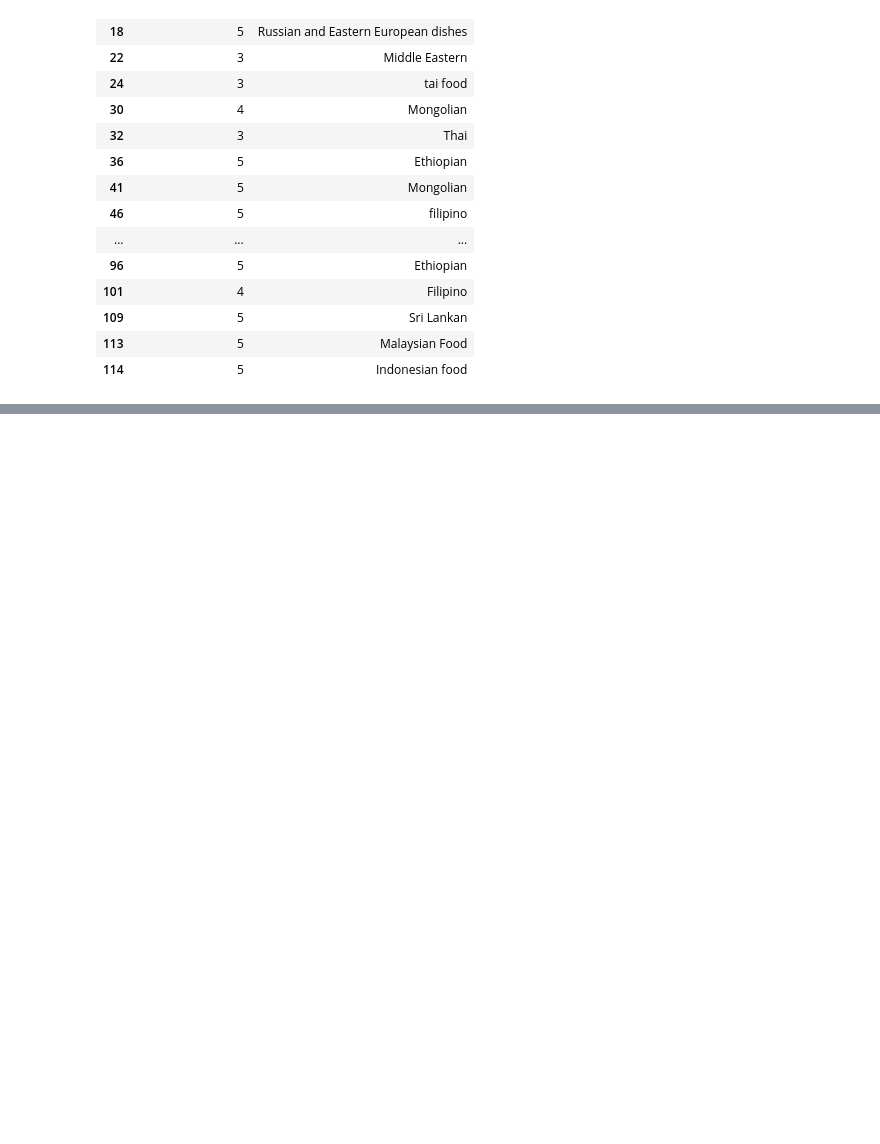
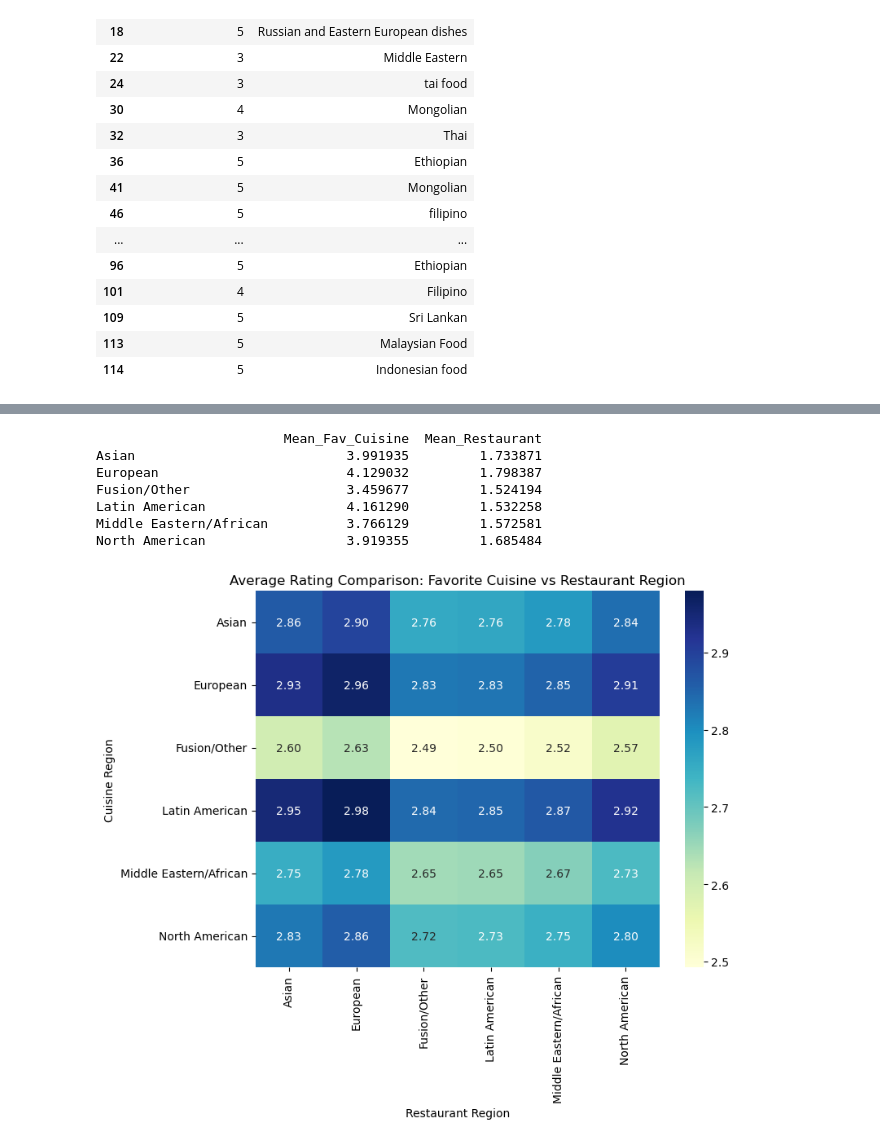
Before and after one commit to LydiaNiu/cs105_t7_miniproj, a Jupyter notebook: T7_mini_proj.ipynb, the cells around one changed output, grey strips where cells are left out. Saved outputs shown, nothing was run; the diff lists cells and outputs as text; code cells hidden in the pictures; blank space fills up the shorter version.

```diff
--- a/T7_mini_proj.ipynb
+++ b/T7_mini_proj.ipynb
@@ -200,0 +327,46 @@ plt.show()
+# %%
+import seaborn as sns
+import matplotlib.pyplot as plt
+import pandas as pd
+
+# make sure both tables (fav_cuisine_by_region, rest_rating_by_region) share the same index (participants)
+common_index = fav_cuisine_by_region.index.intersection(rest_rating_by_region.index)
+fav_cuisine_by_region = fav_cuisine_by_region.loc[common_index]
+rest_rating_by_region = rest_rating_by_region.loc[common_index]
+
+# compute mean preference across all participants for each region
+fav_mean = fav_cuisine_by_region.mean().to_frame(name="Mean_Fav_Cuisine")
+rest_mean = rest_rating_by_region.mean().to_frame(name="Mean_Restaurant")
+
+# combine both into one DataFrame for comparison
+combined_means = pd.concat([fav_mean, rest_mean], axis=1)
+print(combined_means)
+
+# create a heatmap comparing mean ratings of cuisine vs restaurant regions
+heatmap_data = pd.DataFrame(
+    index=fav_cuisine_by_region.columns,
+    columns=rest_rating_by_region.columns,
+    data=[
+        [
+            (fav_cuisine_by_region[cuisine].mean() + rest_rating_by_region[restaurant].mean()) / 2
+            for restaurant in rest_rating_by_region.columns
+        ]
+        for cuisine in fav_cuisine_by_region.columns
+    ]
+)
+
+plt.figure(figsize=(8, 6))
+sns.heatmap(heatmap_data, annot=True, cmap="YlGnBu", fmt=".2f")
+plt.title("Average Rating Comparison: Favorite Cuisine vs Restaurant Region")
+plt.xlabel("Restaurant Region")
+plt.ylabel("Cuisine Region")
+plt.show()
+# %% [output]
+                        Mean_Fav_Cuisine  Mean_Restaurant
+Asian                           3.991935         1.733871
+European                        4.129032         1.798387
+Fusion/Other                    3.459677         1.524194
+Latin American                  4.161290         1.532258
+Middle Eastern/African          3.766129         1.572581
+North American                  3.919355         1.685484
+[figure, added]
```
Also changed, not shown: parts of 17 cells of this notebook.
